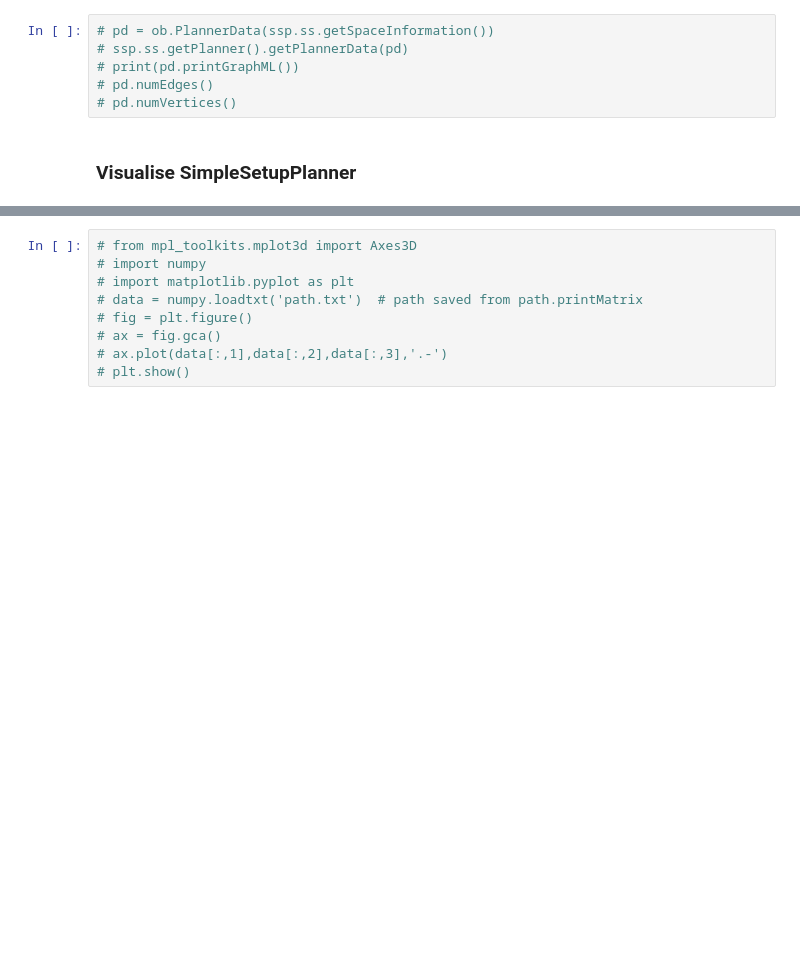
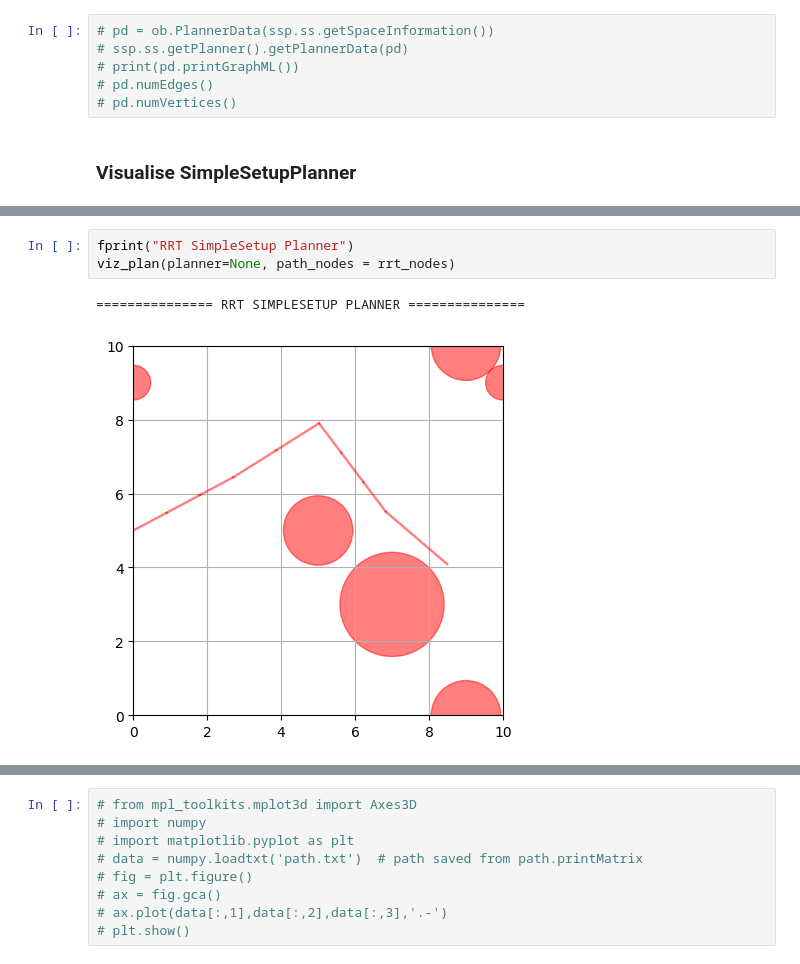
Before and after one commit to samuelsont/motion_planning, a Jupyter notebook: Motion_Planning_Algorithms.ipynb, the cells around one changed output, grey strips where cells are left out. Cells and saved outputs as stored; diff of their text form; blank space fills up the shorter version.

```diff
--- a/Motion_Planning_Algorithms.ipynb
+++ b/Motion_Planning_Algorithms.ipynb
@@ -2036,0 +2089,6 @@ visualise_plan(
+# %%
+fprint("RRT SimpleSetup Planner")
+viz_plan(planner=None, path_nodes = rrt_nodes)
+# %% [output]
+=============== RRT SIMPLESETUP PLANNER ===============
+[figure, added]
```
Also changed, not shown: parts of 21 cells of this notebook.
